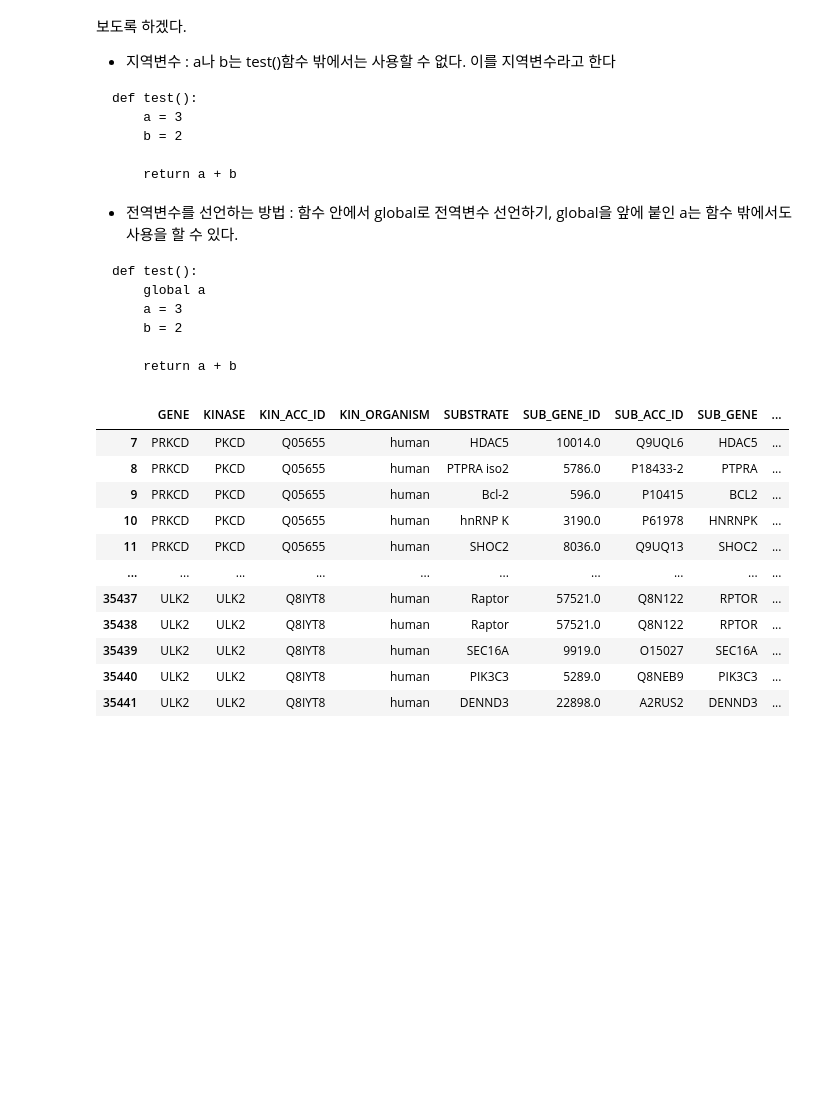
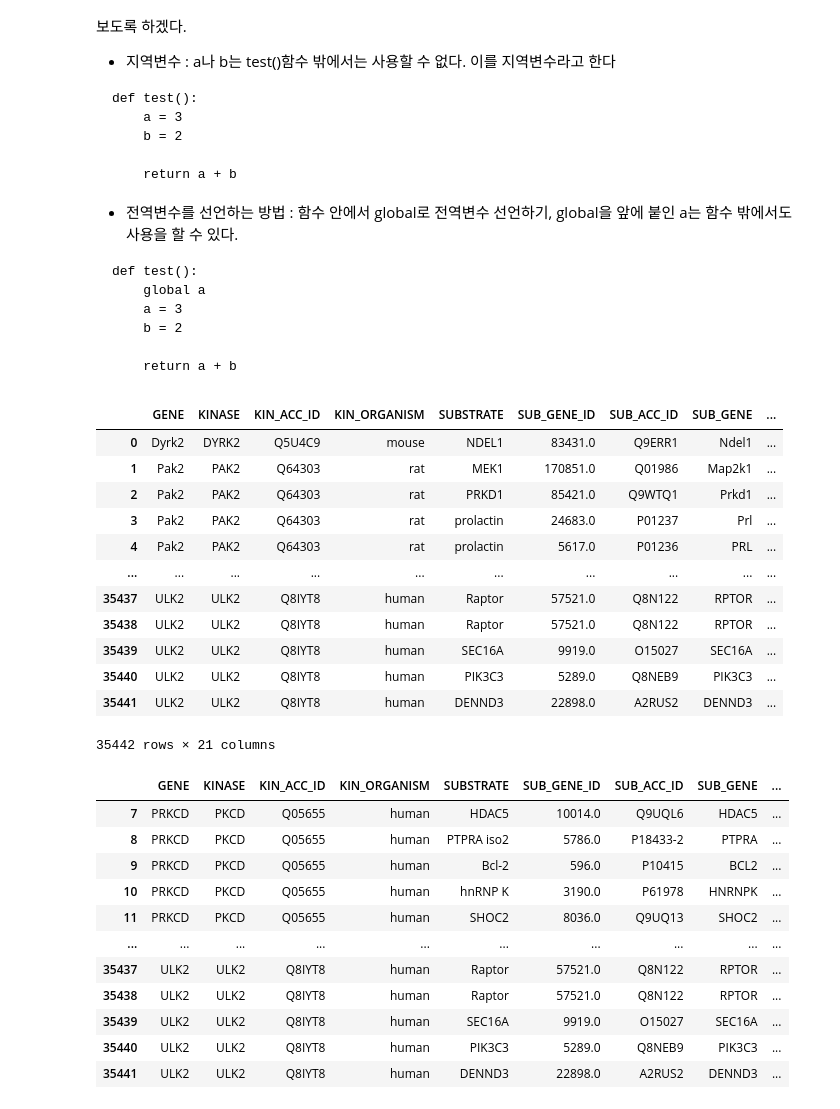
Before and after one commit to jeguring/2022_phosphorylaytion_prediction, a Jupyter notebook: CNN/EfficientNet_training(Train31898+Val3544)preproesssing3 dfpsphmm_ratiorandom kfold.ipynb, the cells around one changed output. Saved outputs shown, nothing was run; the diff lists cells and outputs as text; code cells hidden in the pictures; blank space fills up the shorter version.

```diff
--- a/CNN/EfficientNet_training(Train31898+Val3544)preproesssing3 dfpsphmm_ratiorandom kfold.ipynb
+++ b/CNN/EfficientNet_training(Train31898+Val3544)preproesssing3 dfpsphmm_ratiorandom kfold.ipynb
@@ -405,6 +405,22 @@ df7 = pd.DataFrame(df6,columns=['GENE','KINASE','KIN_ACC_ID','KIN_ORGANISM','SUB
                                 'SUB_GENE_ID','SUB_ACC_ID','SUB_GENE','SUB_ORGANISM','SUB_MOD_RSD','SITE_GRP_ID',
                                 'SITE_+/-7_AA','DOMAIN','IN_VIVO_RXN','IN_VITRO_RXN','CST_CAT#','KINseq',
                                 'Length','answer','singleSITE','matrix'])
+# %%
+df7
+# %% [output]
+|  | GENE | KINASE | KIN_ACC_ID | KIN_ORGANISM | SUBSTRATE | SUB_GENE_ID | SUB_ACC_ID | SUB_GENE | ... |
+| 0 | Dyrk2 | DYRK2 | Q5U4C9 | mouse | NDEL1 | 83431.0 | Q9ERR1 | Ndel1 | ... |
+| 1 | Pak2 | PAK2 | Q64303 | rat | MEK1 | 170851.0 | Q01986 | Map2k1 | ... |
+| 2 | Pak2 | PAK2 | Q64303 | rat | PRKD1 | 85421.0 | Q9WTQ1 | Prkd1 | ... |
+| 3 | Pak2 | PAK2 | Q64303 | rat | prolactin | 24683.0 | P01237 | Prl | ... |
+| 4 | Pak2 | PAK2 | Q64303 | rat | prolactin | 5617.0 | P01236 | PRL | ... |
+| ... | ... | ... | ... | ... | ... | ... | ... | ... | ... |
+| 35437 | ULK2 | ULK2 | Q8IYT8 | human | Raptor | 57521.0 | Q8N122 | RPTOR | ... |
+| 35438 | ULK2 | ULK2 | Q8IYT8 | human | Raptor | 57521.0 | Q8N122 | RPTOR | ... |
+| 35439 | ULK2 | ULK2 | Q8IYT8 | human | SEC16A | 9919.0 | O15027 | SEC16A | ... |
+| 35440 | ULK2 | ULK2 | Q8IYT8 | human | PIK3C3 | 5289.0 | Q8NEB9 | PIK3C3 | ... |
+| 35441 | ULK2 | ULK2 | Q8IYT8 | human | DENND3 | 22898.0 | A2RUS2 | DENND3 | ... |
+35442 rows × 21 columns
 # %%
 
 
```
Also changed, not shown: parts of 7 cells of this notebook, 4 other files.
